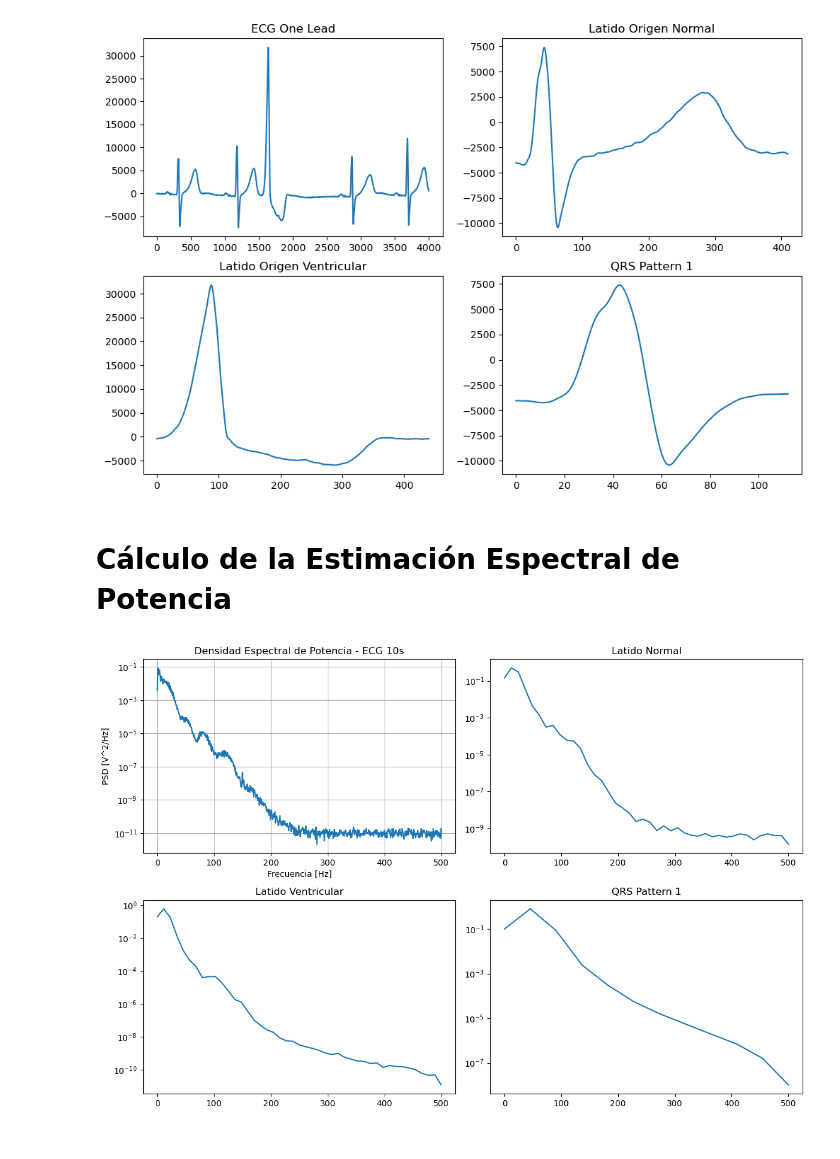
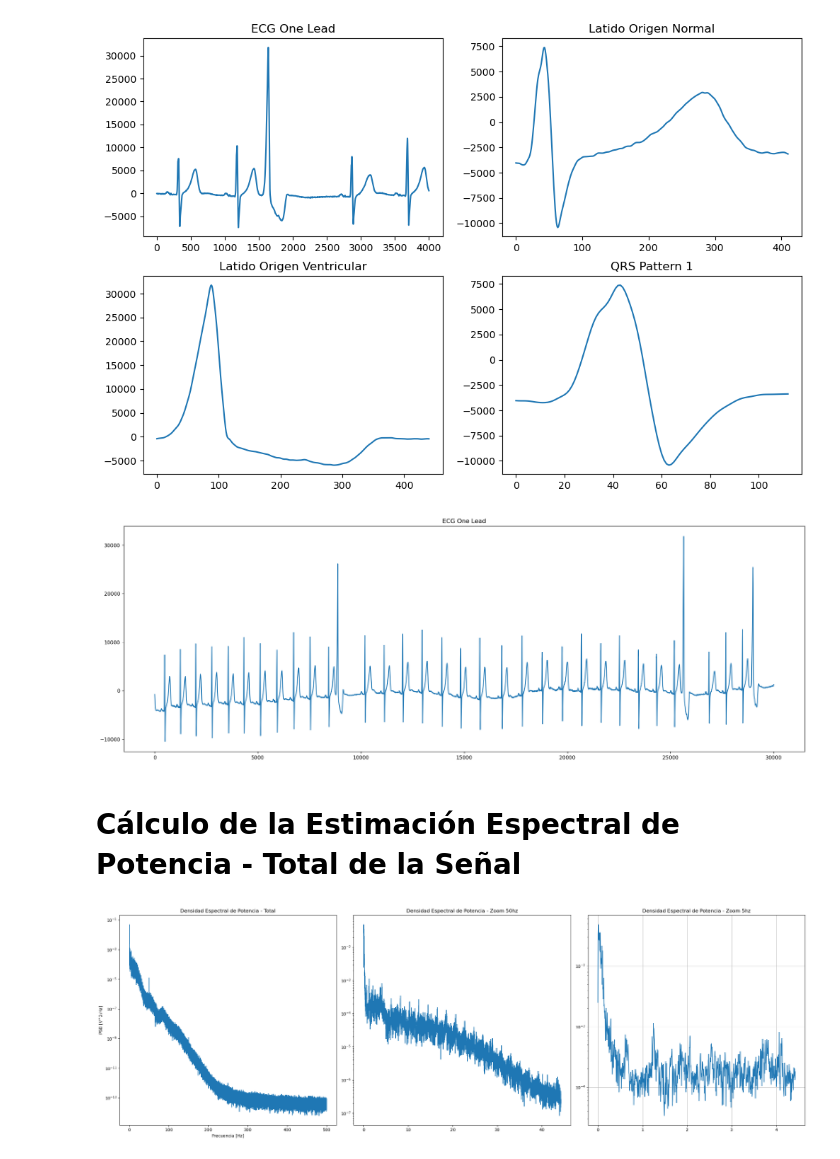
Before and after one commit to federico-b-ee/PDS-2024, a Jupyter notebook: TS8/notebook.ipynb, the cells around one changed output. Saved outputs shown, nothing was run; the diff lists cells and outputs as text; code cells hidden in the pictures.

```diff
--- a/TS8/notebook.ipynb
+++ b/TS8/notebook.ipynb
@@ -66,41 +74,36 @@ plt.title("QRS Pattern 1")
 plt.show()
 # %% [output]
 [figure]
+# %%
+plt.figure(figsize=(24, 8))
+plt.plot(ecg_one_lead[:30000])
+plt.title("ECG One Lead")
+plt.show()
+# %% [output]
+[figure, added]
 # %% [markdown]
-# Cálculo de la Estimación Espectral de Potencia
+# Cálculo de la Estimación Espectral de Potencia - Total de la Señal
-# %%
-def calculate_psd_welch(signal_data, fs):
-    # Seteo los "bins" del metodo welch a N/5, siendo N el largo de la señal.
-    f, Pxx = signal.welch(signal_data, fs, nperseg=len(signal_data) // 5)
-    Pxx_normalized = Pxx / np.sum(Pxx)
-    return f, Pxx_normalized
-
-plt.figure(figsize=(12, 8))
-
-f, Pxx = calculate_psd_welch(ecg_one_lead[:10000].flatten(), fs_ecg)
-plt.subplot(2, 2, 1)
-plt.semilogy(f, Pxx)
-plt.title("Densidad Espectral de Potencia - ECG 10s")
-plt.xlabel("Frecuencia [Hz]")
-plt.ylabel("PSD [V^2/Hz]")
-plt.grid()
-
-f, Pxx = calculate_psd_welch(hb_n[:10000].flatten(), fs_ecg)
-plt.subplot(2, 2, 2)
-plt.semilogy(f, Pxx)
-plt.title("Latido Normal")
-
-f, Pxx = calculate_psd_welch(hb_v[:10000].flatten(), fs_ecg)
-plt.subplot(2, 2, 3)
-plt.semilogy(f, Pxx)
-plt.title("Latido Ventricular")
-
-f, Pxx = calculate_psd_welch(qrs_p1[:10000].flatten(), fs_ecg)
-plt.subplot(2, 2, 4)
-plt.semilogy(f, Pxx)
-plt.title("QRS Pattern 1")
-
-plt.tight_layout()
-plt.show()
-# %% [output]
-[figure, removed]
+# %%
+f_total, Pxx_ecg_total = calculate_psd_welch(ecg_one_lead.flatten(), fs_ecg)
+
+plt.figure(figsize=(24, 8))
+
+plt.subplot(1, 3, 1)
+plt.semilogy(f_total, Pxx_ecg_total)
+plt.title("Densidad Espectral de Potencia - Total")
+plt.xlabel("Frecuencia [Hz]")
+plt.ylabel("PSD [V^2/Hz]")
+
+plt.subplot(1, 3, 2)
+plt.title("Densidad Espectral de Potencia - Zoom 50hz")
+plt.semilogy(f_total[:10000], Pxx_ecg_total[:10000])
+
+plt.subplot(1, 3, 3)
+plt.title("Densidad Espectral de Potencia - Zoom 5hz")
+plt.semilogy(f_total[:1000], Pxx_ecg_total[:1000])
+
+plt.grid()
+plt.tight_layout()
+plt.show()
+# %% [output]
+[figure, added]
```
Also changed, not shown: parts of 12 cells of this notebook, 1 other file.
